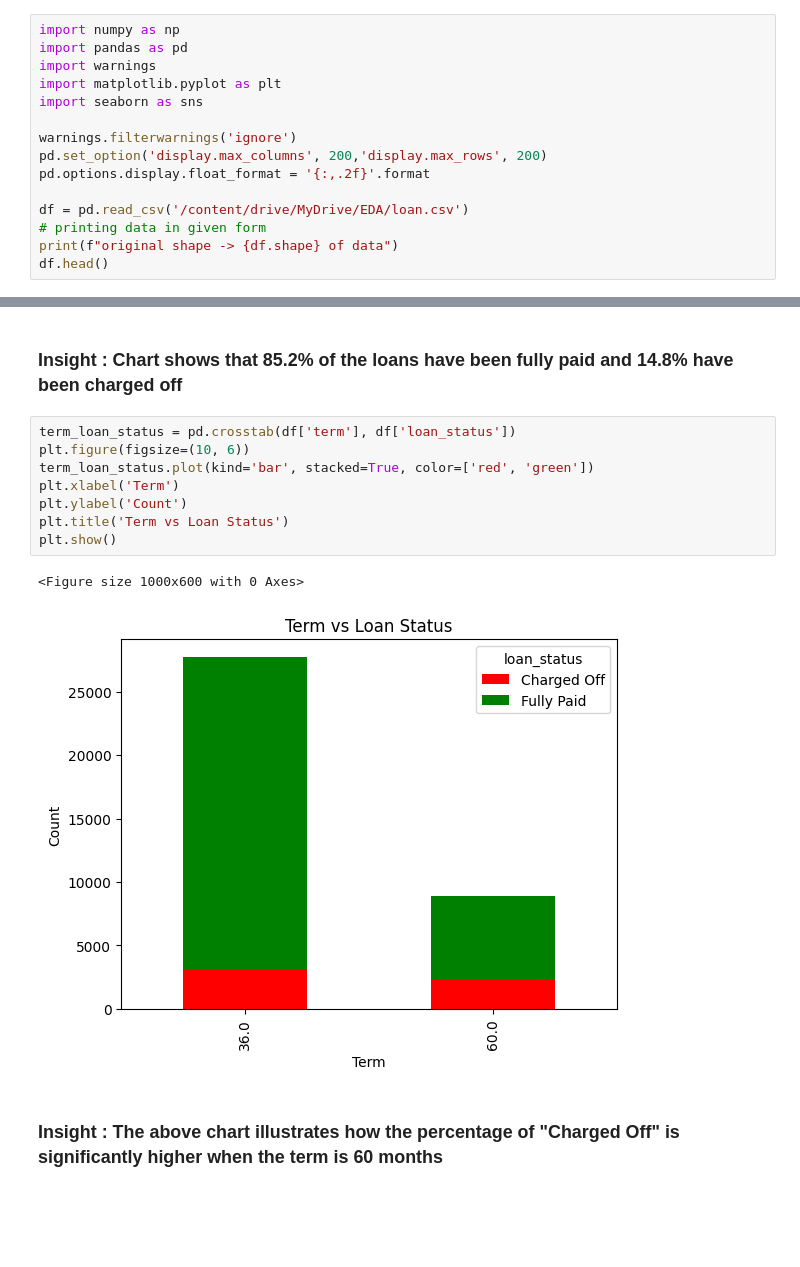
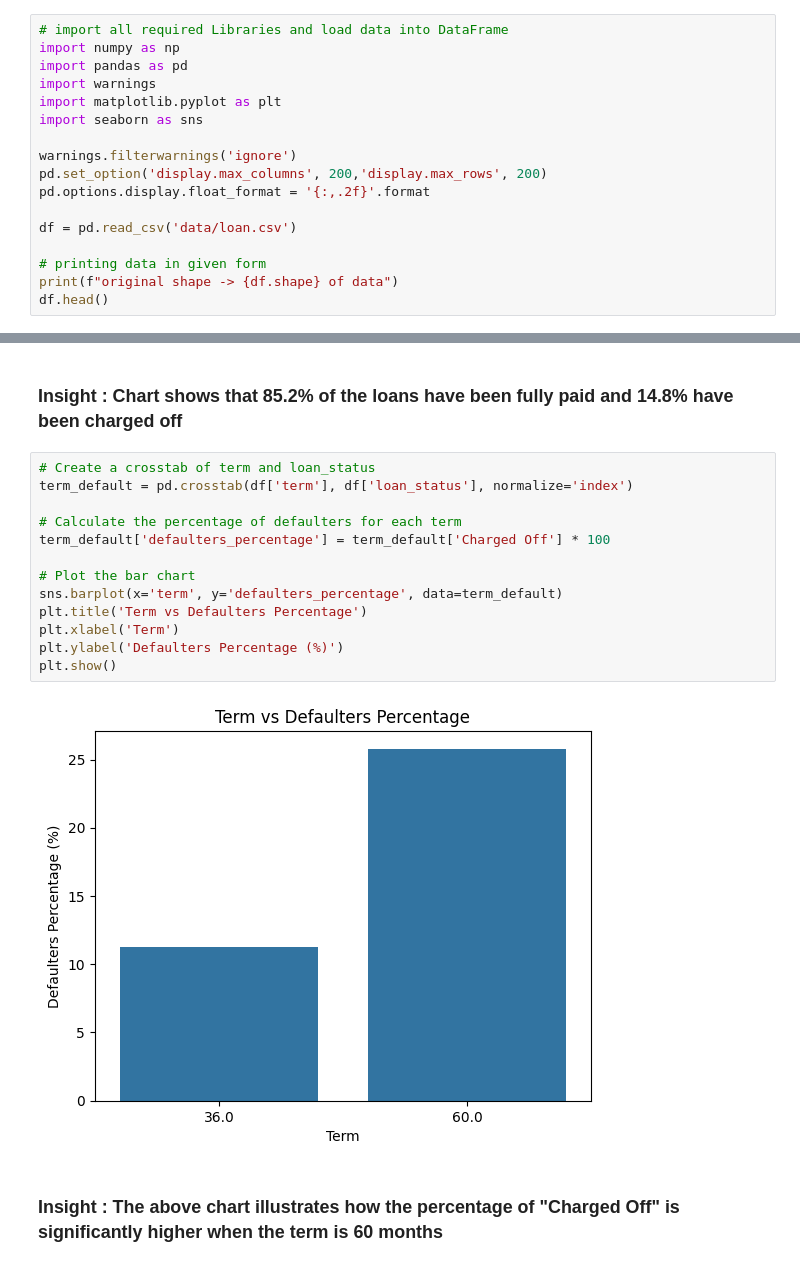
Before and after one commit to tusharadi25/LendingClubCaseStudy, a Jupyter notebook: Tushar_Adivarekar.ipynb, the cells around one changed output, grey strips where cells are left out. Cells and saved outputs as stored; diff of their text form; blank space fills up the shorter version.

```diff
--- a/Tushar_Adivarekar.ipynb
+++ b/Tushar_Adivarekar.ipynb
@@ -1,4 +3,5 @@
 # %%
+# import all required Libraries and load data into DataFrame
 import numpy as np
 import pandas as pd
 import warnings
@@ -9,7 +12,8 @@ warnings.filterwarnings('ignore')
 pd.set_option('display.max_columns', 200,'display.max_rows', 200)
 pd.options.display.float_format = '{:,.2f}'.format
 
-df = pd.read_csv('/content/drive/MyDrive/EDA/loan.csv')
+df = pd.read_csv('data/loan.csv')
+
 # printing data in given form
 print(f"original shape -> {df.shape} of data")
 df.head()
@@ -213,17 +246,21 @@ plt.show()
 [figure]
 # %% [markdown]
 ### **Insight :**  Chart shows that 85.2% of the loans have been fully paid and 14.8% have been charged off
-# %%
-term_loan_status = pd.crosstab(df['term'], df['loan_status'])
-plt.figure(figsize=(10, 6))
-term_loan_status.plot(kind='bar', stacked=True, color=['red', 'green'])
-plt.xlabel('Term')
-plt.ylabel('Count')
-plt.title('Term vs Loan Status')
-plt.show()
-# %% [output]
-<Figure size 1000x600 with 0 Axes>
-[figure, removed]
+# %%
+# Create a crosstab of term and loan_status
+term_default = pd.crosstab(df['term'], df['loan_status'], normalize='index')
+
+# Calculate the percentage of defaulters for each term
+term_default['defaulters_percentage'] = term_default['Charged Off'] * 100
+
+# Plot the bar chart
+sns.barplot(x='term', y='defaulters_percentage', data=term_default)
+plt.title('Term vs Defaulters Percentage')
+plt.xlabel('Term')
+plt.ylabel('Defaulters Percentage (%)')
+plt.show()
+# %% [output]
+[figure, added]
 # %% [markdown]
 ### **Insight :** The above chart illustrates how the percentage of "Charged Off" is significantly higher when the term is 60 months
 # %%
```
Also changed, not shown: parts of 11 cells of this notebook, 1 other file.
